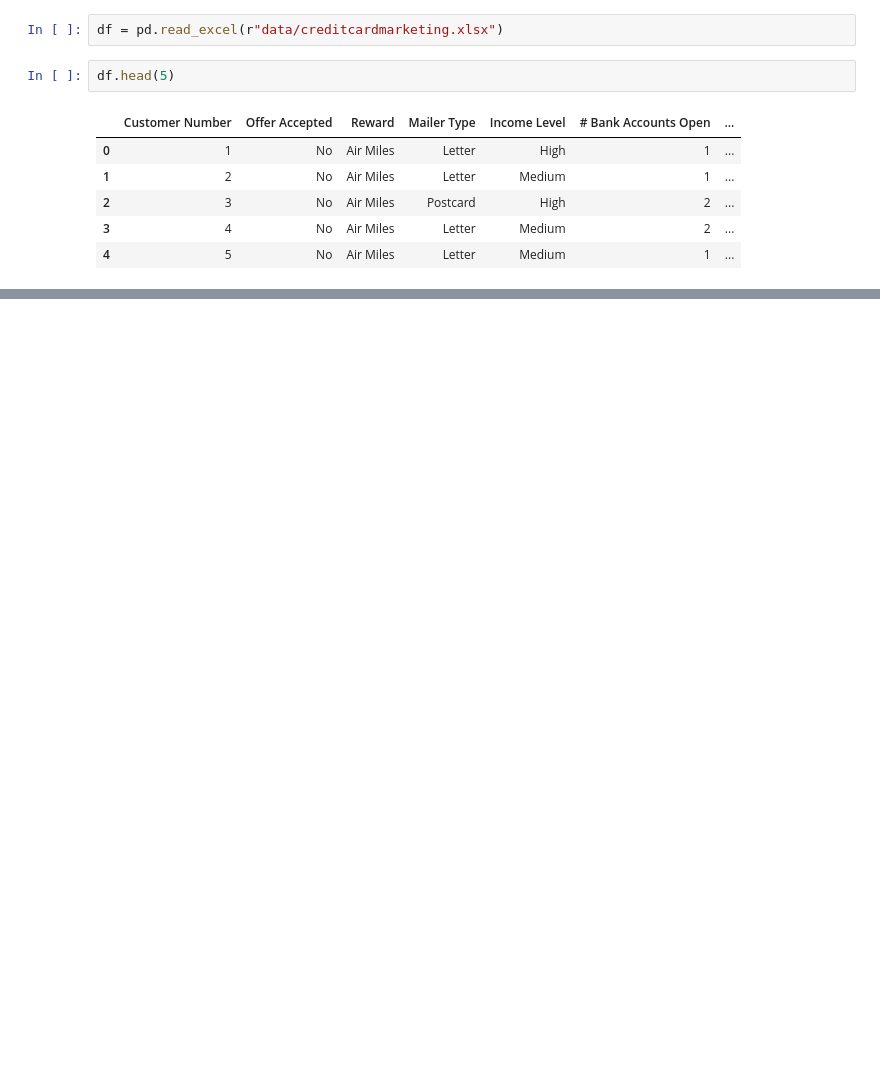
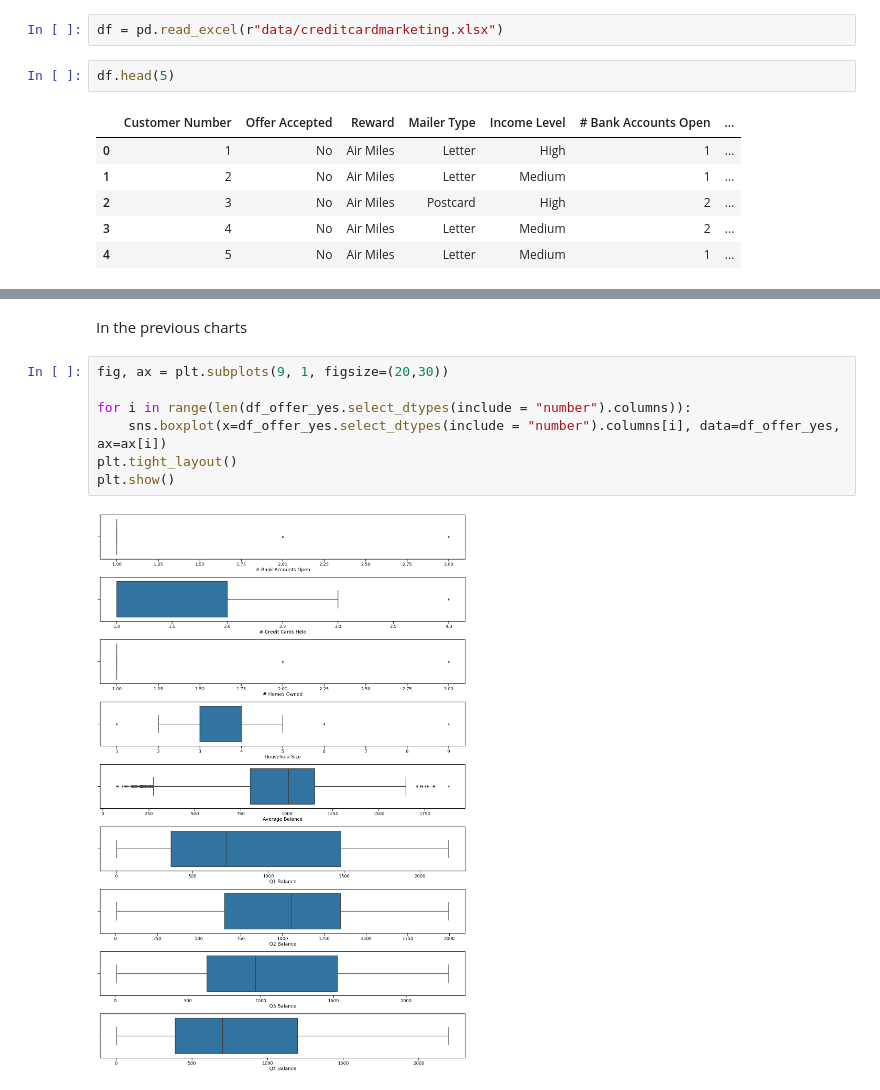
Before and after one commit to Origamologo/lab-logistic-regression, a Jupyter notebook: main.ipynb, the cells around one changed output, grey strips where cells are left out. Drawn from its saved outputs; the diff is of its cells as text; blank space fills up the shorter version.

```diff
--- a/main.ipynb
+++ b/main.ipynb
@@ -13,0 +204,11 @@ df.head(5)
+# %% [markdown]
+In the previous charts
+# %%
+fig, ax = plt.subplots(9, 1, figsize=(20,30))
+
+for i in range(len(df_offer_yes.select_dtypes(include = "number").columns)):
+    sns.boxplot(x=df_offer_yes.select_dtypes(include = "number").columns[i], data=df_offer_yes, ax=ax[i])
+plt.tight_layout()
+plt.show()
+# %% [output]
+[figure, added]
```
Also changed, not shown: parts of 34 cells of this notebook, 1 other file.
